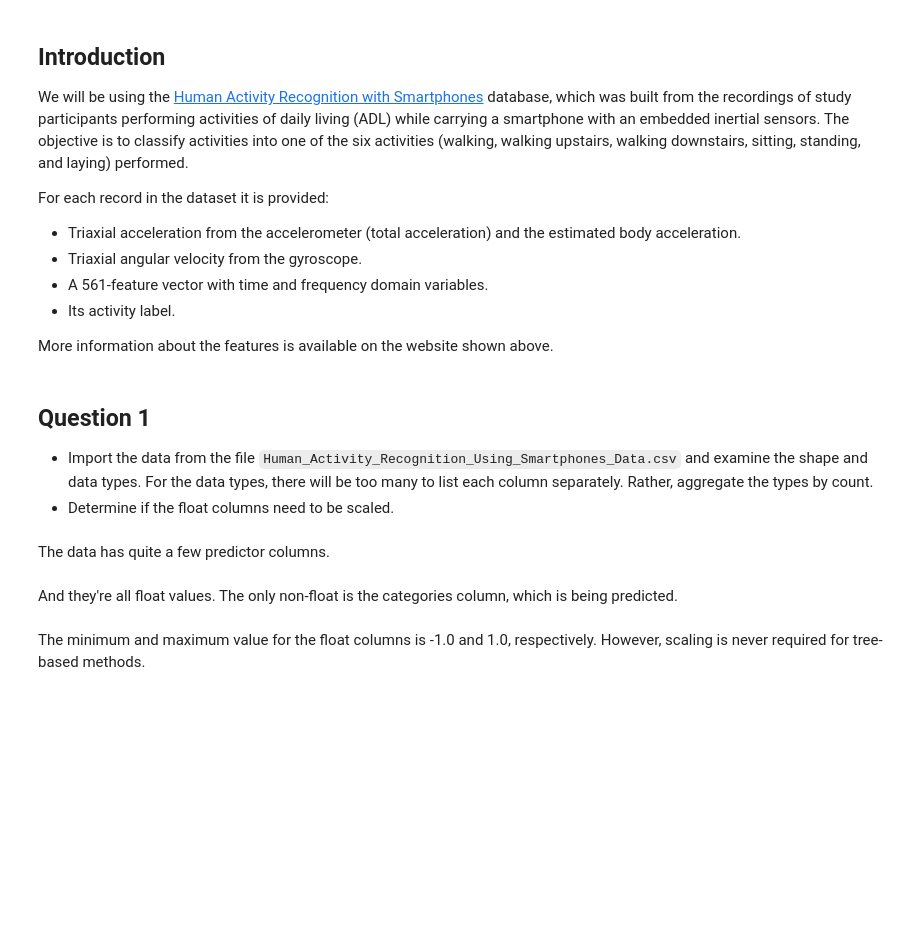
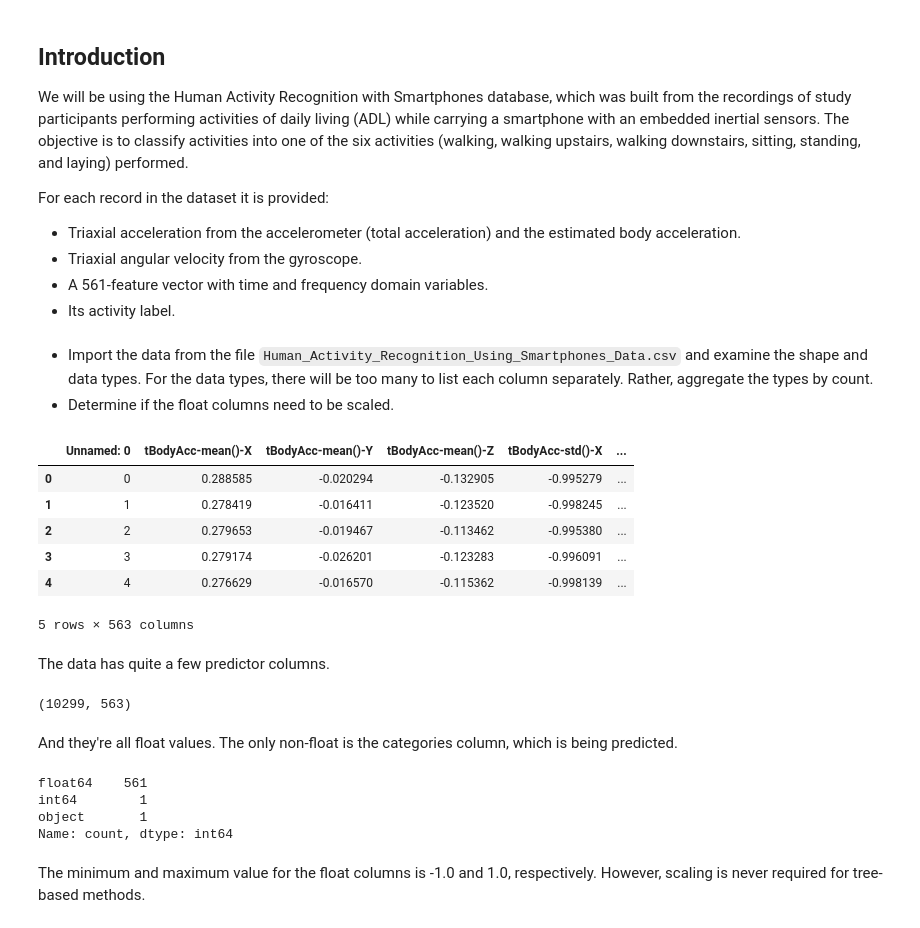
Before and after one commit to jayantverma2809/Learning-AI, a Jupyter notebook: Machine Learning/Ensemble Methods/Boosting_and_Stacking.ipynb, the cells around one changed output. Saved outputs shown, nothing was run; the diff lists cells and outputs as text; code cells hidden in the pictures; blank space fills up the shorter version.

```diff
--- a/Machine Learning/Ensemble Methods/Boosting_and_Stacking.ipynb
+++ b/Machine Learning/Ensemble Methods/Boosting_and_Stacking.ipynb
@@ -35,7 +9,7 @@ After completing this demo you will be able to:
 # %% [markdown]
 ## Introduction
 
-We will be using the [Human Activity Recognition with Smartphones](https://archive.ics.uci.edu/ml/datasets/Human+Activity+Recognition+Using+Smartphones?utm_medium=Exinfluencer&utm_source=Exinfluencer&utm_content=000026UJ&utm_term=10006555&utm_id=NA-SkillsNetwork-Channel-SkillsNetworkCoursesIBMML241ENSkillsNetwork31576874-2022-01-01) database, which was built from the recordings of study participants performing activities of daily living (ADL) while carrying a smartphone with an embedded inertial sensors. The objective is to classify activities into one of the six activities (walking, walking upstairs, walking downstairs, sitting, standing, and laying) performed.
+We will be using the Human Activity Recognition with Smartphones database, which was built from the recordings of study participants performing activities of daily living (ADL) while carrying a smartphone with an embedded inertial sensors. The objective is to classify activities into one of the six activities (walking, walking upstairs, walking downstairs, sitting, standing, and laying) performed.
 
 For each record in the dataset it is provided:
 
@@ -43,8 +17,6 @@ For each record in the dataset it is provided:
 *   Triaxial angular velocity from the gyroscope.
 *   A 561-feature vector with time and frequency domain variables.
 *   Its activity label.
-
-More information about the features is available on the website shown above.
 # %%
 def warn(*args, **kwargs):
     pass
@@ -53,7 +25,5 @@ warnings.warn = warn
 
 import seaborn as sns, pandas as pd, numpy as np
 # %% [markdown]
-<h2 id="Q1">Question 1</h2>
-
 *   Import the data from the file `Human_Activity_Recognition_Using_Smartphones_Data.csv` and examine the shape and data types. For the data types, there will be too many to list each column separately. Rather, aggregate the types by count.
 *   Determine if the float columns need to be scaled.
@@ -63,11 +30,30 @@ data = pd.read_csv("https://cf-courses-data.s3.us.cloud-object-storage.appdomain
+# %%
+data = pd.read_csv("Human_Activity_Recognition_Using_Smartphones_Data.csv", sep=',')
+# %%
+data.head()
+# %% [output]
+|  | Unnamed: 0 | tBodyAcc-mean()-X | tBodyAcc-mean()-Y | tBodyAcc-mean()-Z | tBodyAcc-std()-X | ... |
+| 0 | 0 | 0.288585 | -0.020294 | -0.132905 | -0.995279 | ... |
+| 1 | 1 | 0.278419 | -0.016411 | -0.123520 | -0.998245 | ... |
+| 2 | 2 | 0.279653 | -0.019467 | -0.113462 | -0.995380 | ... |
+| 3 | 3 | 0.279174 | -0.026201 | -0.123283 | -0.996091 | ... |
+| 4 | 4 | 0.276629 | -0.016570 | -0.115362 | -0.998139 | ... |
+5 rows × 563 columns
 # %% [markdown]
 The data has quite a few predictor columns.
 # %%
 data.shape
+# %% [output]
+(10299, 563)
 # %% [markdown]
 And they're all float values. The only non-float is the categories column, which is being predicted.
 # %%
 data.dtypes.value_counts()
+# %% [output]
+float64    561
+int64        1
+object       1
+Name: count, dtype: int64
 # %% [markdown]
 The minimum and maximum value for the float columns is -1.0 and 1.0, respectively. However, scaling is never required for tree-based methods.
 # %%
```
Also changed, not shown: parts of 30 cells of this notebook, 2 other files.
